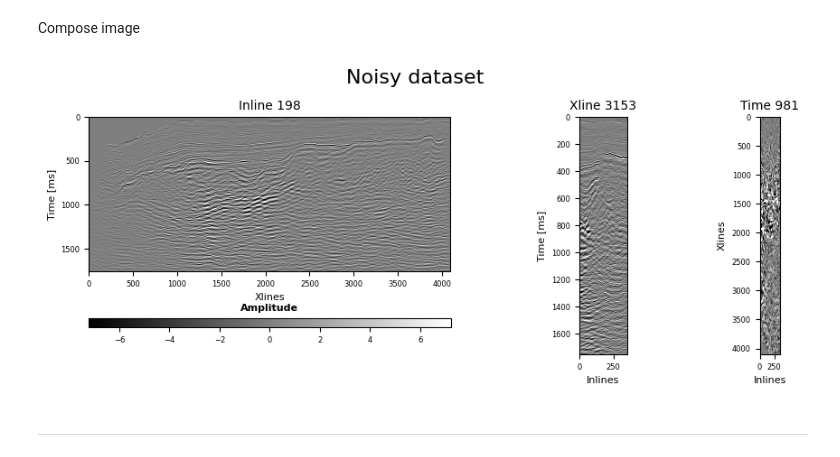
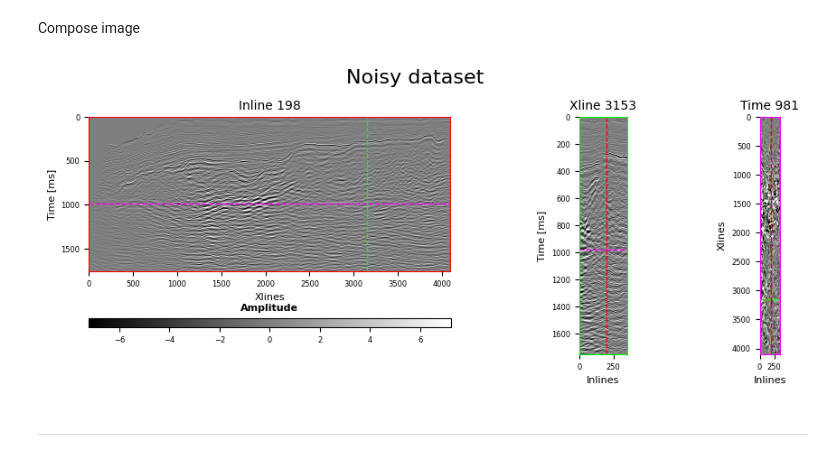
Before and after one commit to roderickperez/autoencoders, a Jupyter notebook: notebooks/Seismic/1_2D_Patch_Extraction.ipynb, the cells around one changed output. Drawn from its saved outputs; the diff is of its cells as text; code cells hidden in the pictures.

Commit message:
Change frame colors for Fig 1

```diff
--- a/notebooks/Seismic/1_2D_Patch_Extraction.ipynb
+++ b/notebooks/Seismic/1_2D_Patch_Extraction.ipynb
@@ -92,38 +92,66 @@ import matplotlib.pyplot as plt
 plt.figure(figsize=(10,4))
 
 plt.subplot(3,5,(1, 13))
+# Change the frame color to red
+ax = plt.gca()
+ax.spines['bottom'].set_color('red')
+ax.spines['top'].set_color('red')
+ax.spines['right'].set_color('red')
+ax.spines['left'].set_color('red')
+
 plt.imshow(cubeNoisy[iline, :, :].T, cmap = 'gray', vmin = -amplitude_max, vmax = amplitude_max)
 plt.xlabel('Xlines', fontsize = 8)
 plt.ylabel('Time [ms]', fontsize = 8)
 plt.title('Inline %d' %iline, fontsize = 10)
 plt.xticks(fontsize = 6)
 plt.yticks(fontsize = 6)
+
+plt.axhline(y = time, color = 'magenta', linestyle = '--', linewidth = 1)
+plt.axvline(x = xline, color = 'lime', linestyle = '--', linewidth = 1)
+
 cb = plt.colorbar(orientation='horizontal', pad = 0.2, shrink = 0.8, aspect = 40)
 
 cb.ax.set_title('Amplitude', fontsize=8, weight='bold')
 cb.ax.tick_params(labelsize=6)
 
 plt.subplot(3,5,(4, 14))
+ax = plt.gca()
+ax.spines['bottom'].set_color('lime')
+ax.spines['top'].set_color('lime')
+ax.spines['right'].set_color('lime')
+ax.spines['left'].set_color('lime')
+
 plt.imshow(cubeNoisy[:, xline, :].T, cmap = 'gray', vmin = -amplitude_max, vmax = amplitude_max)
 plt.xlabel('Inlines', fontsize = 8)
 plt.ylabel('Time [ms]', fontsize = 8)
 plt.xticks(fontsize = 6)
 plt.yticks(fontsize = 6)
 plt.title('Xline %d' %xline, fontsize = 10)
+plt.axhline(y = time, color = 'magenta', linestyle = '--', linewidth = 1)
+plt.axvline(x = iline, color = 'red', linestyle = '--', linewidth = 1)
+
 
 plt.subplot(3,5,(5, 15))
+ax = plt.gca()
+ax.spines['bottom'].set_color('magenta')
+ax.spines['top'].set_color('magenta')
+ax.spines['right'].set_color('magenta')
+ax.spines['left'].set_color('magenta')
+
 plt.imshow(cubeNoisy[:, :, time].T, cmap = 'gray', vmin = -amplitude_max, vmax = amplitude_max)
 plt.xlabel('Inlines', fontsize = 8)
 plt.ylabel('Xlines', fontsize = 8)
 plt.xticks(fontsize = 6)
 plt.yticks(fontsize = 6)
 plt.title('Time %d' %time, fontsize = 10)
+plt.axhline(y = xline, color = 'lime', linestyle = '--', linewidth = 1)
+plt.axvline(x = iline, color = 'red', linestyle = '--', linewidth = 1)
 
 plt.tight_layout(pad=3)
 plt.suptitle('Noisy dataset', fontsize = 16)
 plt.show()
 # %% [output]
-[figure, old version]
+[figure, new version]
 # %% [markdown]
 ---
 # %% [markdown]
```
